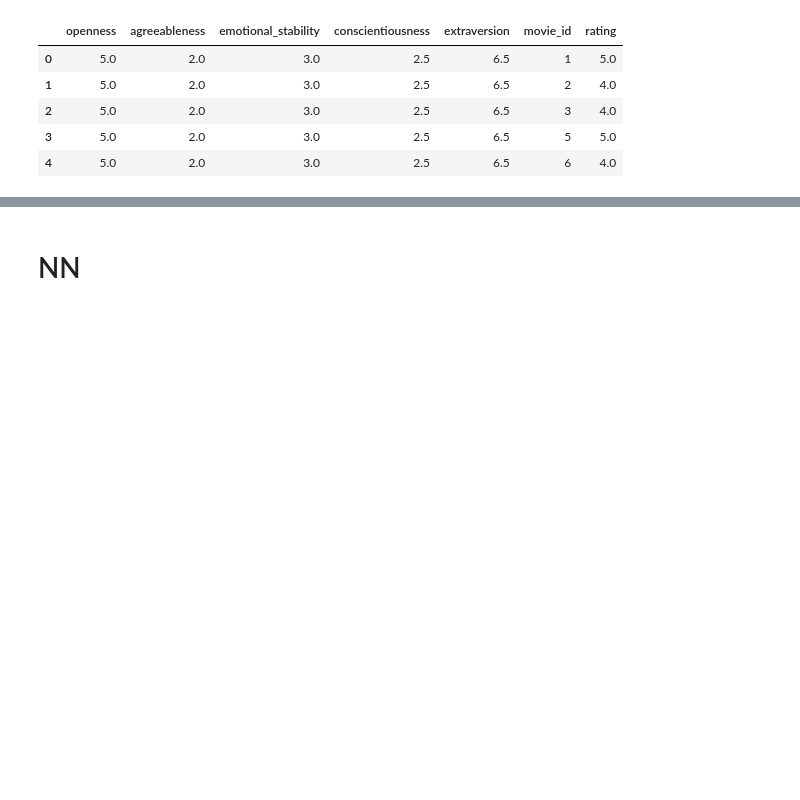
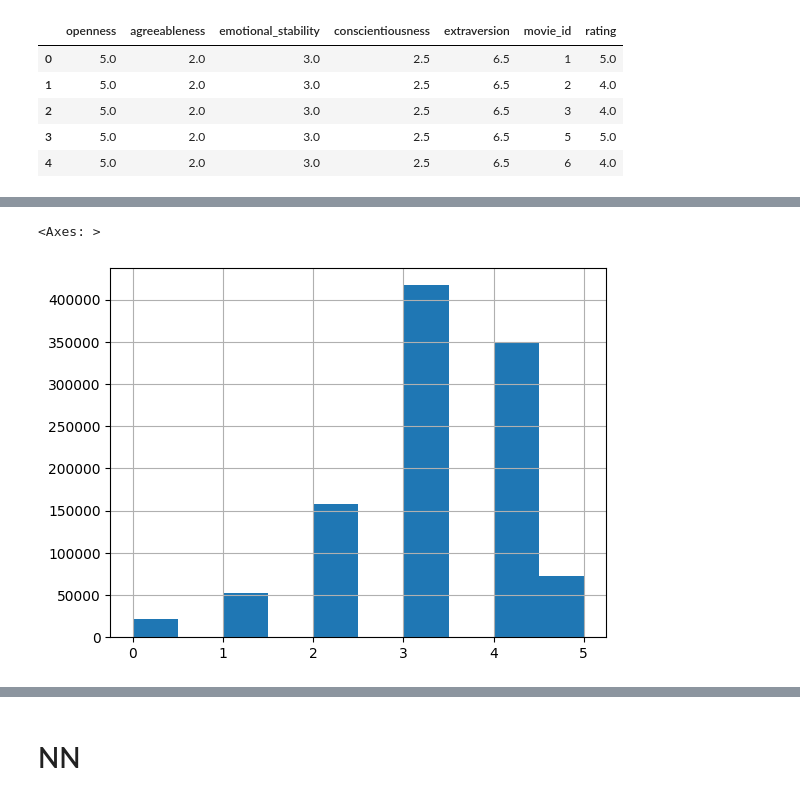
Before and after one commit to Oleksij-gh/PersonaFilmRecommender, a Jupyter notebook: RecSys.ipynb, the cells around one changed output, grey strips where cells are left out. Cells and saved outputs as stored; diff of their text form; code cells hidden in the pictures; blank space fills up the shorter version.

```diff
--- a/RecSys.ipynb
+++ b/RecSys.ipynb
@@ -79,0 +107,5 @@ data.head()
+# %%
+data[' rating'].astype('int').hist()
+# %% [output]
+<Axes: >
+[figure, added]
```
Also changed, not shown: parts of 24 cells of this notebook.
